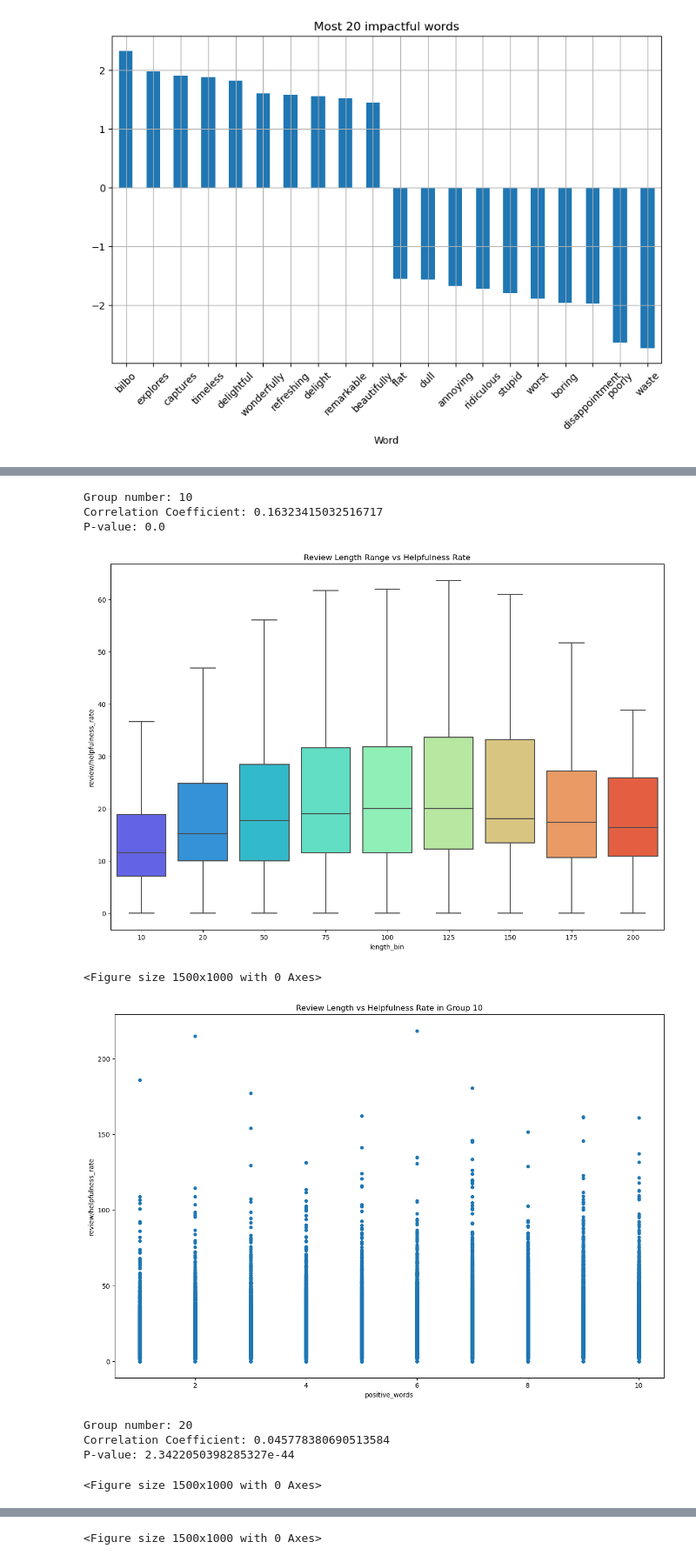
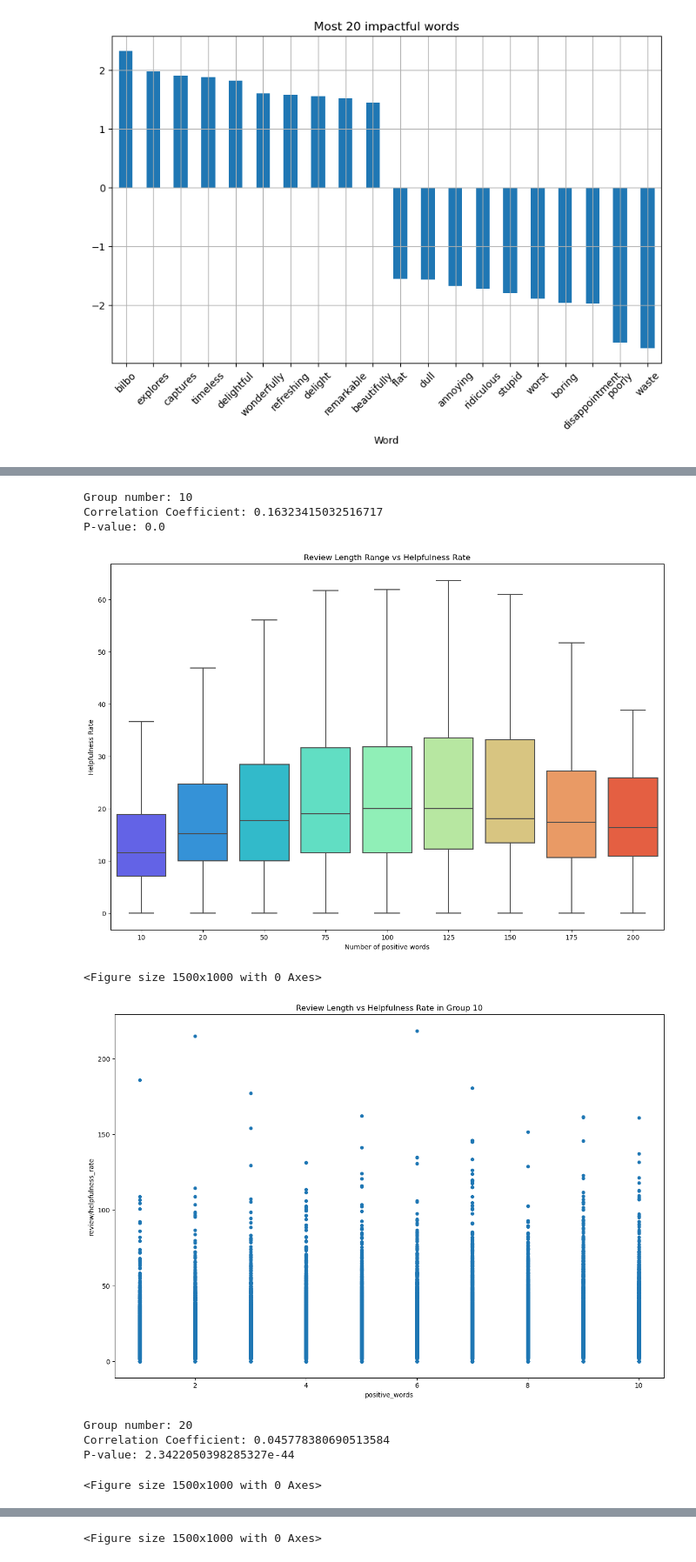
Before and after one commit to AndreaAlberti07/Amazon-books-reviews-ML, a Jupyter notebook: notebooks/hypotesis_testing/hypothesis_2.ipynb, the cells around one changed output, grey strips where cells are left out. Shown at 87% size. Cells and saved outputs as stored; diff of their text form; code cells hidden in the pictures.

```diff
--- a/notebooks/hypotesis_testing/hypothesis_2.ipynb
+++ b/notebooks/hypotesis_testing/hypothesis_2.ipynb
@@ -156,9 +156,6 @@ dtype: int64
 print(f"Plot with 20 most positive words:")
 df['positive_words'] = df['review/text'].apply(lambda x: len([word for word in x.split() if word in feature_names[pos_neg_ratio_sorted[-800:]]]))
 df.head()
-
-corr, pval = stats.kendalltau(df['positive_words'], df['review/helpfulness_rate'])
-print(f'Correlation Coefficient: {corr}\nP-value: {pval}\n')
 
 # # Plot the helpful_score vs the number of positive words in the review/text column
 plt.figure(figsize=(10, 6))
@@ -174,30 +178,31 @@ P-value: 0.0
 # %%
-# Create 5 bins of positive_words
+# Create different bins of positive_words
 groups = [0, 10, 20, 50, 75, 100, 125, 150, 175, 200]
 df['length_bin'] = pd.cut(df['positive_words'], bins=groups, labels=[
                           group for group in groups[1:]])
 
 # Plot the distribution of positive_words with respect to helpfulness rate
 plt.figure(figsize=(15, 10))
 sns.boxplot(x='length_bin', y='review/helpfulness_rate',
             data=df, palette='rainbow',showfliers=False)
 plt.title('Review Length Range vs Helpfulness Rate')
-
+plt.xlabel('Number of positive words')
+plt.ylabel('Helpfulness Rate')
 for el in groups[1:]:
     dataframe = df[df['length_bin'] == el]
     corr, pval = scipy.stats.kendalltau(
         dataframe['positive_words'], dataframe['review/helpfulness_rate'])
     print(
         f'Group number: {el}\nCorrelation Coefficient: {corr}\nP-value: {pval}\n')
     plt.figure(figsize=(15, 10))
     dataframe.plot(kind='scatter', x='positive_words', y='review/helpfulness_rate',
                    figsize=(15, 10), title=f'Review Length vs Helpfulness Rate in Group {el}')
     plt.show()
 # %% [output]
 Group number: 10
 Correlation Coefficient: 0.16323415032516717
 P-value: 0.0
-[figure, old version]
+[figure, new version]
 <Figure size 1500x1000 with 0 Axes>
 [figure]
 Group number: 20
```
Also changed, not shown: parts of 4 cells of this notebook, 10 other files.
